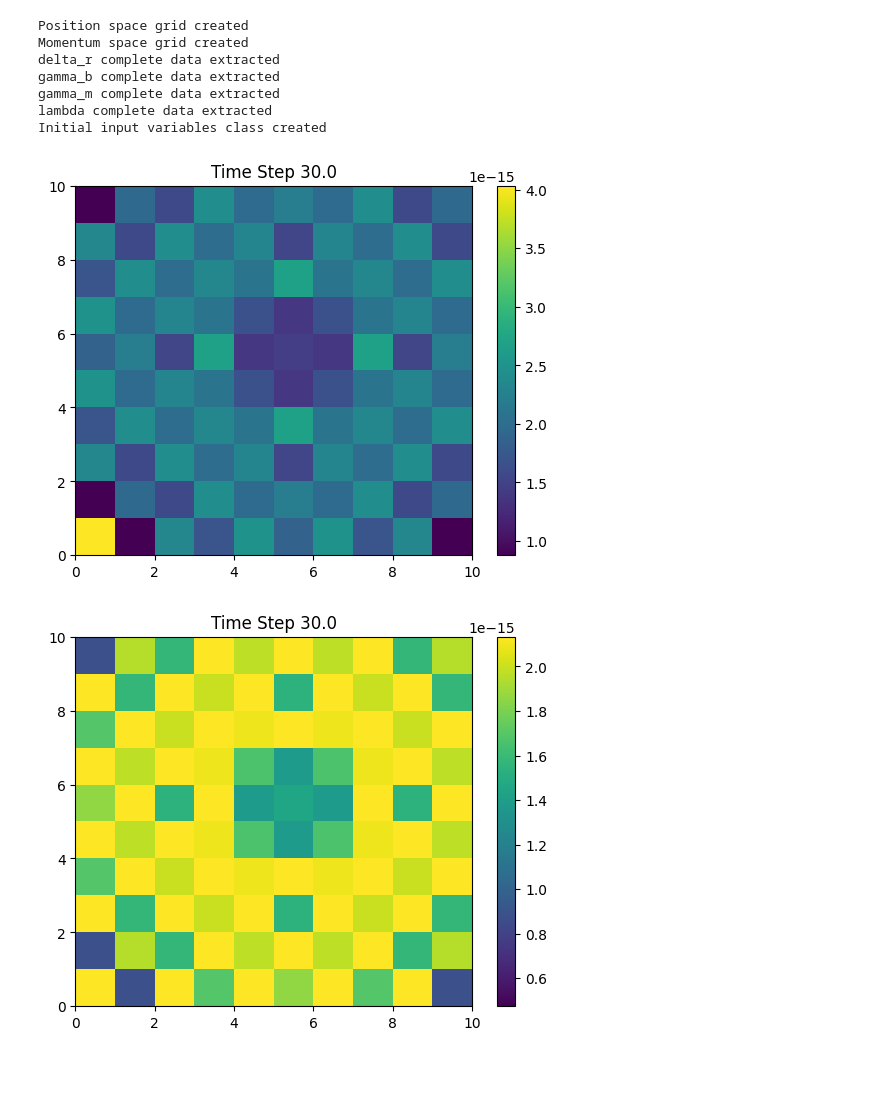
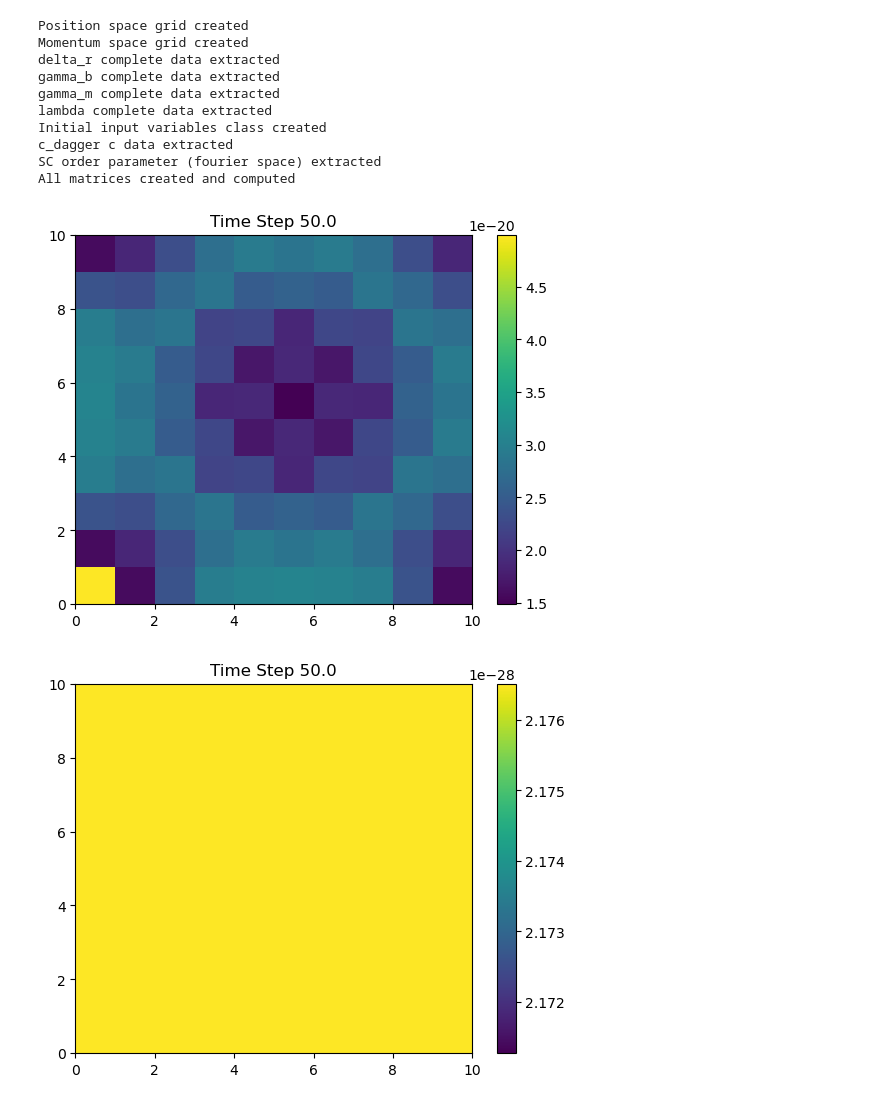
Before and after one commit to yash-palan/Non_guassian_real_space_23_5_25, a Jupyter notebook: Plotting_graphs_and_videos_SC_to_CDW_notebook.ipynb, the cells around one changed output. Drawn from its saved outputs; the diff is of its cells as text; code cells hidden in the pictures; blank space fills up the shorter version.

```diff
--- a/Plotting_graphs_and_videos_SC_to_CDW_notebook.ipynb
+++ b/Plotting_graphs_and_videos_SC_to_CDW_notebook.ipynb
@@ -161,6 +162,10 @@ def function_to_create_2D_video_colorbar_fixed(data,square_size:int,filename,tim
     ani.save(filename+'.mp4', writer='ffmpeg', fps=10)
     return
 # %%
+base_path = os.getcwd()
+complete_path = base_path + '/data/Real time evolution/mu_-5.1 to mu_-5.5/omega_0.5_gamma_0.25/t=10/'
+# complete_path = base_path + '/data/Real time evolution/mu_-5.5 to mu_-5.1/omega_10_gamma_5/'
+
 ###########################################################
 ###########################################################
 # from Common_codes.class_defn_file_20_3_25 import input_variables
@@ -209,33 +214,44 @@ J_0_tensor = torch.tensor(J_0_matrix,dtype=torch.complex128)
 # plt.show()
 
 # J_0_matrix = np.diag(np.ones(N_f)*J_0,1) + np.diag(np.ones(N_f)*J_0,-1)
-omega_0 = 10*np.abs(J_0)
-omega = 10*np.abs(J_0)*np.identity(N_b)
+# omega_0 = 10*np.abs(J_0)
+omega_0 = 0.5*np.abs(J_0)
+# omega_0 = 0.2*np.abs(J_0)
+# omega = 10*np.abs(J_0)*np.identity(N_b)
+omega = omega_0*np.abs(J_0)*np.identity(N_b)
 omega_tensor = torch.tensor(omega,dtype=torch.complex128)
 
 # print("omega matrix created")
 
+# gamma_0 = 0.1*omega_0
 gamma_0 = 0.5*omega_0
 gamma = gamma_0*np.append(np.identity(N_b),np.identity(N_b),axis = 1)
 gamma_tensor = torch.tensor(gamma,dtype=torch.complex128)
 
-chemical_potential_val = -5.1
+chemical_potential_val = -5.5
 ###########################################################
 ###########################################################
-# delta_r_complete = np.load("real_time_evo_delta_r_complete_mu_ini_-5.5_mu_final_-5.1_t_50.npy")
-delta_r_complete = np.load("real_time_evo_delta_r_complete_mu_ini_-5.1_mu_final_-5.5_t_40.npy")
+# delta_r_complete = np.load("real_time_evo_delta_r_complete_mu_ini_-5.5_mu_final_-5.1_t_10.npy")
+delta_r_complete = np.load(complete_path+"real_time_evo_delta_r_complete_mu_ini_-5.1_mu_final_-5.5_t_10.npy")
+# delta_r_complete = np.load(complete_path+"real_time_evo_delta_r_complete_t_50.npy")
+
 print("delta_r complete data extracted")
 
-# gamma_b_complete = np.load("real_time_evo_gamma_b_complete_mu_ini_-5.5_mu_final_-5.1_t_50.npy")
-gamma_b_complete = np.load("real_time_evo_gamma_b_complete_mu_ini_-5.1_mu_final_-5.5_t_40.npy")
+# gamma_b_complete = np.load("real_time_evo_gamma_b_complete_mu_ini_-5.5_mu_final_-5.1_t_10.npy")
+gamma_b_complete = np.load(complete_path+"real_time_evo_gamma_b_complete_mu_ini_-5.1_mu_final_-5.5_t_10.npy")
+# gamma_b_complete = np.load(complete_path+"real_time_evo_gamma_b_complete_t_50.npy")
 print("gamma_b complete data extracted")
 
 # gamma_m_complete = np.load("real_time_evo_gamma_m_complete_mu_ini_-5.5_mu_final_-5.1_t_50.npy")
-gamma_m_complete = np.load("real_time_evo_gamma_m_complete_mu_ini_-5.1_mu_final_-5.5_t_40.npy")
+gamma_m_complete = np.load(complete_path+"real_time_evo_gamma_m_complete_mu_ini_-5.1_mu_final_-5.5_t_10.npy")
+# gamma_m_complete = np.load(complete_path+"real_time_evo_gamma_m_complete_t_50.npy")
 print("gamma_m complete data extracted")
 
-# lmbda_complete = np.load("real_time_evo_lambda_complete_mu_ini_-5.5_mu_final_-5.1_t_50.npy")
-lmbda_complete = np.load("real_time_evo_lambda_complete_mu_ini_-5.1_mu_final_-5.5_t_40.npy")
+# lmbda_complete = np.load("real_time_evo_lambda_complete_mu_ini_-5.5_mu_final_-5.1_t_10.npy")
+lmbda_complete = np.load(complete_path+"real_time_evo_lambda_complete_mu_ini_-5.1_mu_final_-5.5_t_10.npy")
+# lmbda_complete = np.load(complete_path+"real_time_evo_lambda_complete_mu_ini_-5.1_mu_final_-5.5_t_50.npy")
+# lmbda_complete = np.load(complete_path+"real_time_evo_lambda_complete_t_50.npy")
+
 print("lambda complete data extracted")
 ###########################################################
 ###########################################################
@@ -268,15 +284,20 @@ gamma_b complete data extracted
 gamma_m complete data extracted
 lambda complete data extracted
 Initial input variables class created
+c_dagger c data extracted
+SC order parameter (fourier space) extracted
+All matrices created and computed
 # %%
 # Plotting the sc order parameter
 
-time_data = np.load("time_data.npy")+20
-function_to_create_2D_video(np.abs(sc_order_parameter_fourier_space_complete), 10, "sc_order_parameter_fourier_space_complete_mu_ini_-5.1_mu_final_-5._t_40",time_data)
-function_to_create_2D_video_colorbar_fixed(np.abs(sc_order_parameter_fourier_space_complete), 10, "sc_order_parameter_fourier_space_cbar_fixed_complete_mu_ini_-5.1_mu_final_-5.5_t_40",time_data)
+# time_data = np.load(complete_path + "time_data.npy")
+time_data = np.linspace(0,50,delta_r_complete.shape[0])
+
+function_to_create_2D_video(np.abs(sc_order_parameter_fourier_space_complete), 10, complete_path+"sc_order_fourier_space_t_20",time_data)
+function_to_create_2D_video_colorbar_fixed(np.abs(sc_order_parameter_fourier_space_complete), 10,complete_path +"sc_order_fourier_space_cbar_fixed_t_20",time_data)
 # %% [output]
-[figure, old version]
+[figure, new version]
-[figure, old version]
+[figure, new version]
 # %%
 # Extracting and plotting the CDW order parameter order parameter
 
```
Also changed, not shown: parts of 17 cells of this notebook, 4 other files.
